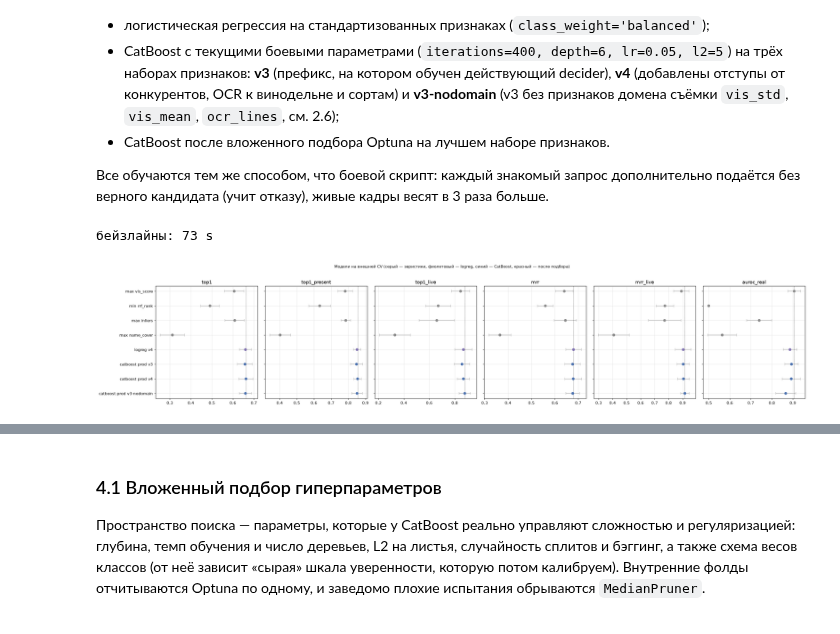
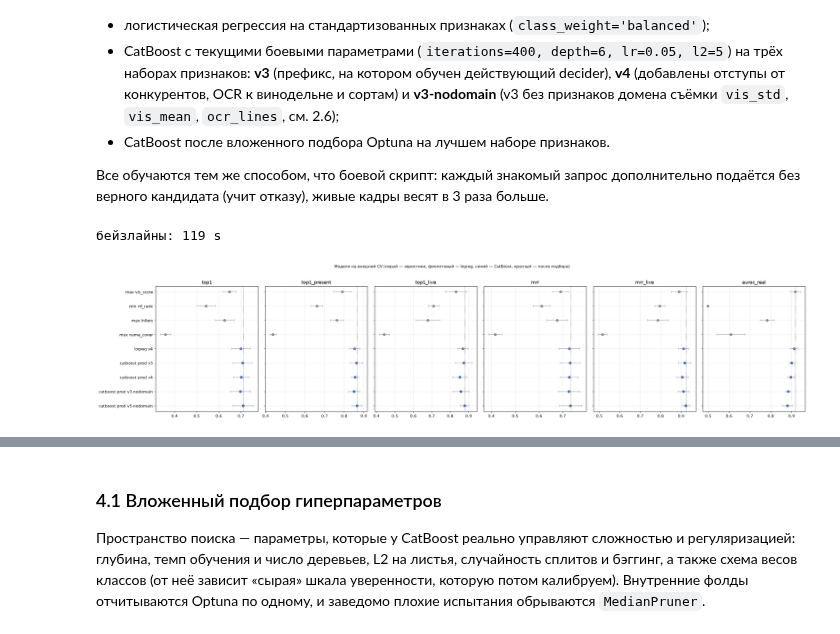
Before and after one commit to Izymka/rshb_my_wine_app, a Jupyter notebook: notebooks/06_decider_eda_and_training.ipynb, the cells around one changed output, grey strips where cells are left out. Saved outputs shown, nothing was run; the diff lists cells and outputs as text; code cells hidden in the pictures.

```diff
--- a/notebooks/06_decider_eda_and_training.ipynb
+++ b/notebooks/06_decider_eda_and_training.ipynb
@@ -61,9 +61,9 @@ TD = importlib.util.module_from_spec(spec); spec.loader.exec_module(TD)
 
 SEED = 2026
 INDEX = Path('models/index_platform_sq_v3')
-FEATURES = Path('eval/results/features_platform_sq_v3.jsonl')
-OUT_DIR = Path('models/decider_platform_sq_v3_slug')
-TUNING_JSON = Path('eval/results/decider_tuning_sq_v3_slug.json')
+FEATURES = Path('eval/results/features_platform_sq_v3_v6.jsonl')
+OUT_DIR = Path('models/decider_platform_sq_v3_v6')
+TUNING_JSON = Path('eval/results/decider_tuning_sq_v3_v6.json')
 SPLIT_REPEATS = 50                          # случайных разбиений K/P для оценки разброса
 LIVE_WEIGHT, BUDGET = 3.0, 0.10          # как в scripts/rebuild_recognition.py
 OUTER_FOLDS, INNER_FOLDS = 5, 3
@@ -552,7 +553,10 @@ display(styled(folds_table, bars=['test_known', 'test_unknown'], bad=['wine_over
 V3 = list(range(FEATURE_NAMES.index('geometry_normalized_error') + 1))
 DOMAIN = ('vis_std', 'vis_mean', 'ocr_lines')
 V3_NODOMAIN = [i for i in V3 if FEATURE_NAMES[i] not in DOMAIN]
-FEATURE_SETS = {'v3': V3, 'v4': ALL, 'v3-nodomain': V3_NODOMAIN}
+V4 = list(range(FEATURE_NAMES.index('grapes_token_set_ratio') + 1))
+READING = [FEATURE_NAMES.index(n) for n in FEATURE_NAMES[len(V4):]]
+FEATURE_SETS = {'v3': V3, 'v4': V4, 'v3-nodomain': V3_NODOMAIN,
+                'v5-nodomain': V3_NODOMAIN + READING}
 BASE = dict(loss_function='Logloss', random_seed=SEED, thread_count=-1,
             allow_writing_files=False, verbose=False)
 PRODUCTION = dict(iterations=400, learning_rate=0.05, depth=6, l2_leaf_reg=5,
@@ -597,7 +601,7 @@ RESULTS, OOF = {}, {}
 for name, f in heuristics.items():
     RESULTS[name], OOF[name] = outer_cv(lambda qs, f=f: f)
 started = time.time()
-RESULTS['logreg v4'], OOF['logreg v4'] = outer_cv(lambda qs: model_scorer(fit_logreg(qs, ALL), ALL))
+RESULTS['logreg v4'], OOF['logreg v4'] = outer_cv(lambda qs: model_scorer(fit_logreg(qs, V4), V4))
 for fs, cols in FEATURE_SETS.items():
     RESULTS[f'catboost prod {fs}'], OOF[f'catboost prod {fs}'] = outer_cv(
         lambda qs, cols=cols: model_scorer(fit_catboost(PRODUCTION, qs, cols), cols))
@@ -610,33 +614,33 @@ def summary(names):
         rows[name] = {**{f'{k} (OOF)': v for k, v in pooled.items()},
                       **{f'{k} ± fold sd': folds[k].std() for k in ('top1', 'auroc_real')}}
     return pd.DataFrame(rows).T
 
 
 def plot_comparison(names):
     """Точка — OOF по всем внешним фолдам, отрезок — ± стандартное отклонение по фолдам."""
     names = list(names)
     fig, axes = plt.subplots(1, len(METRICS), figsize=(4.2 * len(METRICS), .45 * len(names) + 1.4),
                              sharey=True)
     for ax, metric in zip(axes, METRICS):
         values = [pooled_metrics(OOF[n])[metric] for n in names]
         errors = [RESULTS[n][metric].std() for n in names]
         colors = ['#C44E52' if 'tuned' in n else '#4C72B0' if 'catboost' in n
                   else '#8172B2' if 'logreg' in n else '#8c8c8c' for n in names]
         ax.errorbar(values, range(len(names)), xerr=errors, fmt='none', ecolor='#bbbbbb',
                     capsize=3)
         ax.scatter(values, range(len(names)), c=colors, zorder=3)
         best = int(np.nanargmax(values)); ax.axvline(values[best], color='k', ls=':', lw=.8)
         ax.set_title(metric)
     axes[0].set_yticks(range(len(names)), names); axes[0].invert_yaxis()
     plt.suptitle('Модели на внешней CV (серый — эвристики, фиолетовый — logreg, '
                  'синий — CatBoost, красный — после подбора)', y=1.02, fontsize=10)
     plt.tight_layout(); plt.show()
     table = summary(names)
     display(styled(table, good=[c for c in table.columns if 'OOF' in c],
                    bad=[c for c in table.columns if 'sd' in c]))
 
 plot_comparison(RESULTS)
 # %% [output]
-бейзлайны: 73 s
+бейзлайны: 119 s
-[figure, old version]
+[figure, new version]
 |  | top1 (OOF) | top1_present (OOF) | top1_live (OOF) | mrr (OOF) | mrr_live (OOF) | auroc_real (OOF) | ... |
```
Also changed, not shown: parts of 21 cells of this notebook, 1 other file.
